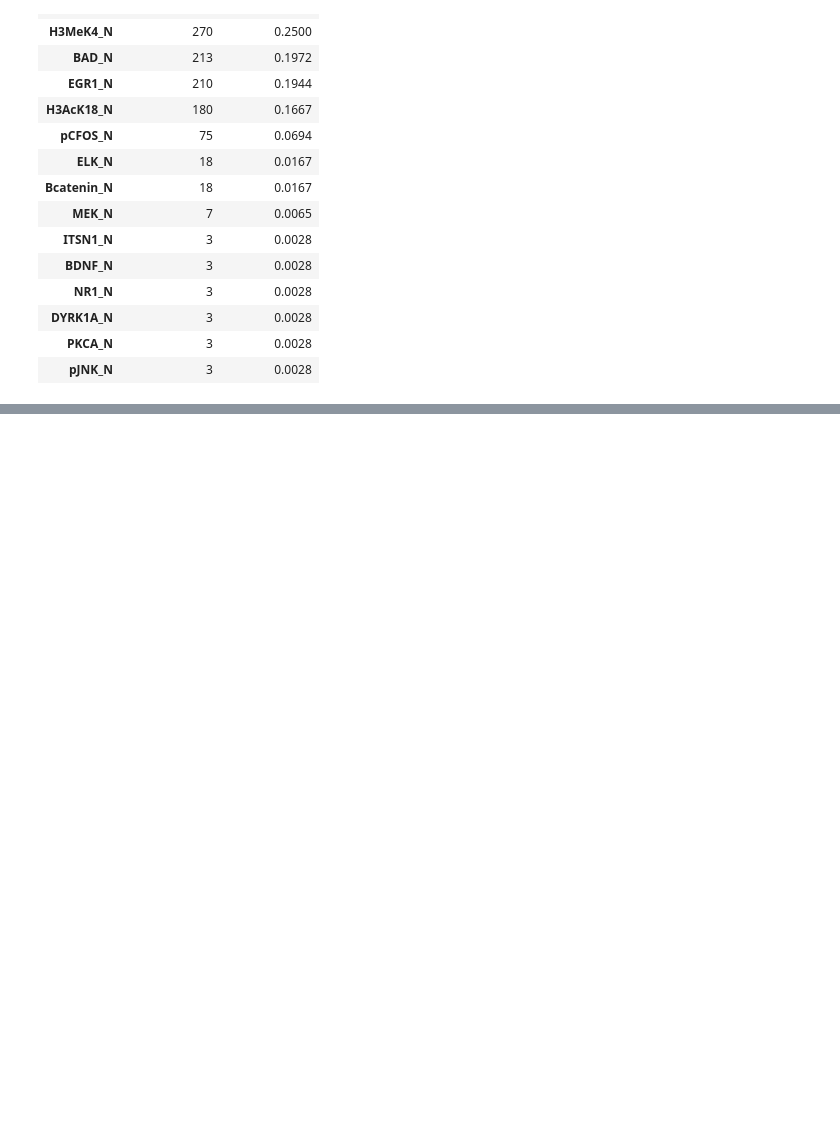
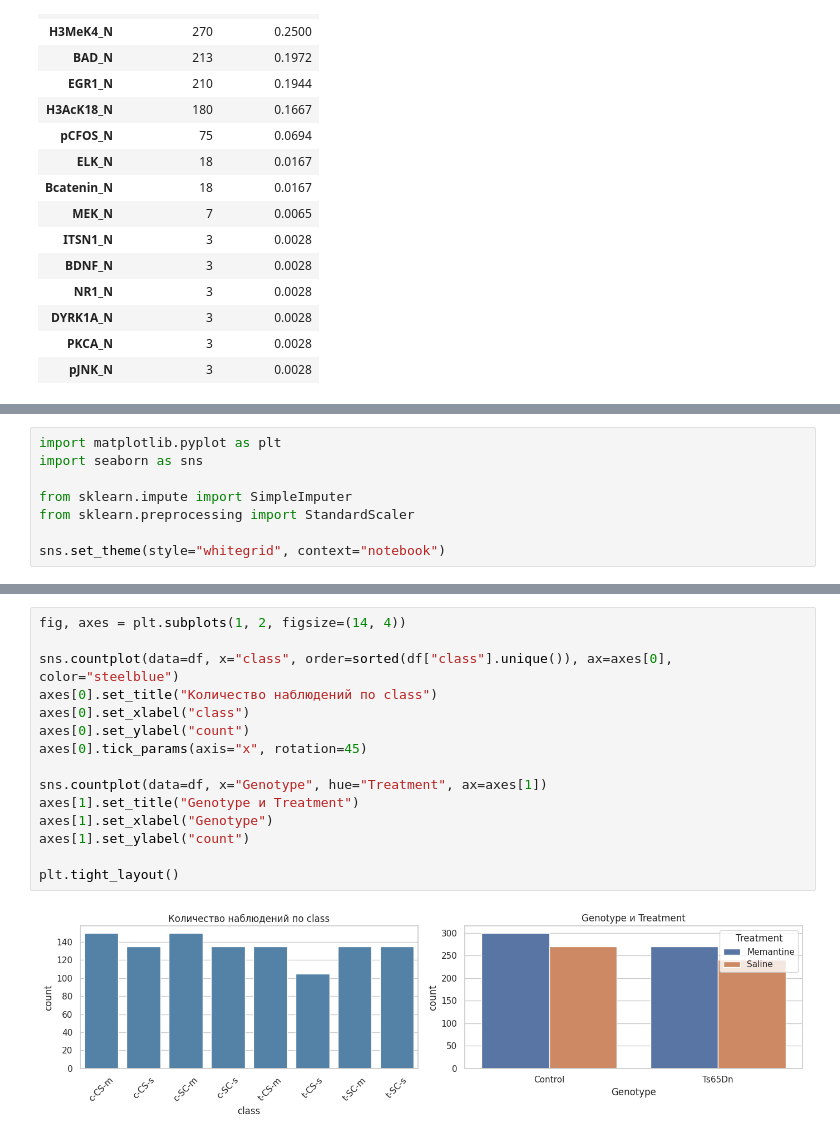
Before and after one commit to homka122/HomkaML, a Jupyter notebook: 1HW/hw1_mice_protein_clustering.ipynb, the cells around one changed output, grey strips where cells are left out. Cells and saved outputs as stored; diff of their text form; blank space fills up the shorter version.

```diff
--- a/1HW/hw1_mice_protein_clustering.ipynb
+++ b/1HW/hw1_mice_protein_clustering.ipynb
@@ -133,0 +136,8 @@ missing_summary.query("missing_count > 0").head(15)
+# %%
+import matplotlib.pyplot as plt
+import seaborn as sns
+
+from sklearn.impute import SimpleImputer
+from sklearn.preprocessing import StandardScaler
+
+sns.set_theme(style="whitegrid", context="notebook")
@@ -133,0 +191,17 @@ missing_summary.query("missing_count > 0").head(15)
+# %%
+fig, axes = plt.subplots(1, 2, figsize=(14, 4))
+
+sns.countplot(data=df, x="class", order=sorted(df["class"].unique()), ax=axes[0], color="steelblue")
+axes[0].set_title("Количество наблюдений по class")
+axes[0].set_xlabel("class")
+axes[0].set_ylabel("count")
+axes[0].tick_params(axis="x", rotation=45)
+
+sns.countplot(data=df, x="Genotype", hue="Treatment", ax=axes[1])
+axes[1].set_title("Genotype и Treatment")
+axes[1].set_xlabel("Genotype")
+axes[1].set_ylabel("count")
+
+plt.tight_layout()
+# %% [output]
+[figure, added]
```
Also changed, not shown: parts of 20 cells of this notebook, 1 other file.
